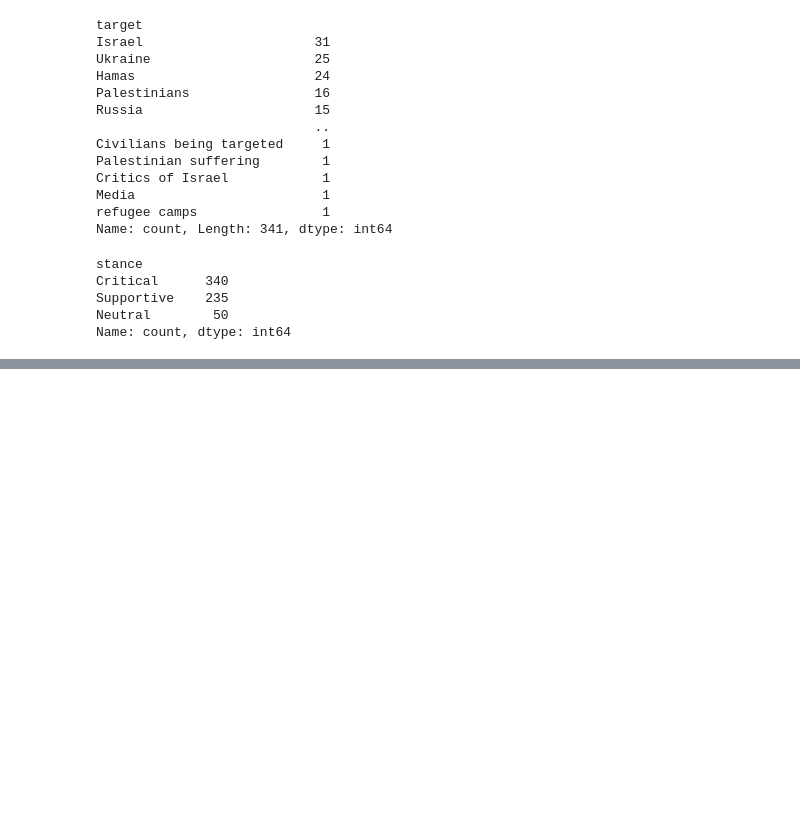
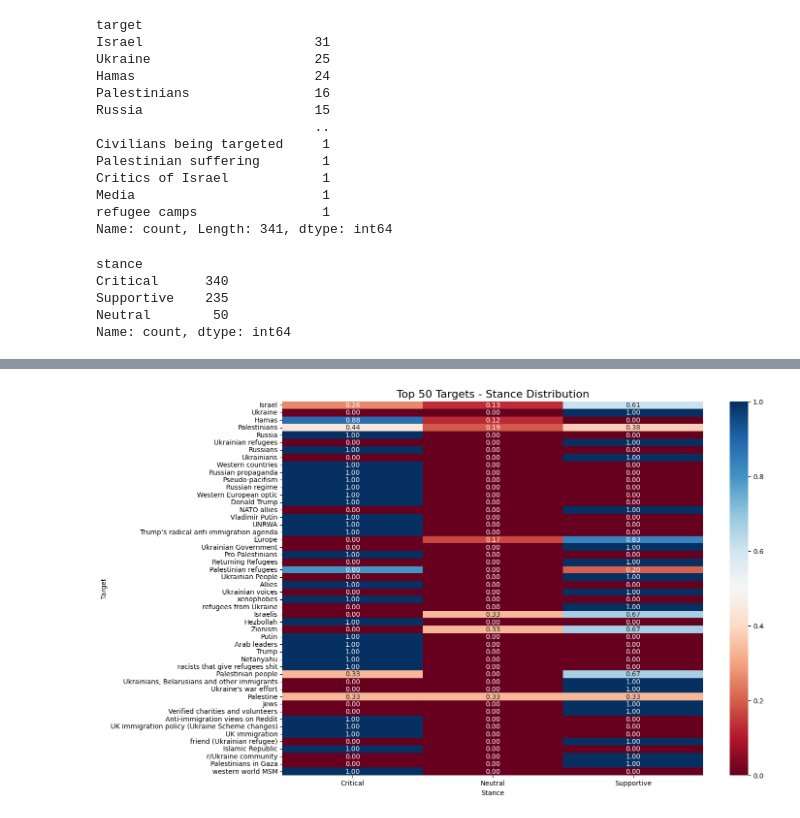
Before and after one commit to AnnaVerbytska/Migration_Sentiment, a Jupyter notebook: notebooks/eda.ipynb, the cells around one changed output, grey strips where cells are left out. Cells and saved outputs as stored; diff of their text form; code cells hidden in the pictures; blank space fills up the shorter version.

```diff
--- a/notebooks/eda.ipynb
+++ b/notebooks/eda.ipynb
@@ -452,0 +503,21 @@ Name: count, dtype: int64
+# %%
+# Target-Stance Heatmap
+# Compute proportions per target
+heatmap_data = df_stance.groupby(["target","stance"]).size().unstack(fill_value=0)
+top_targets = df_stance['target'].value_counts().head(50).index
+heatmap_data_top = heatmap_data.loc[top_targets]
+
+plt.figure(figsize=(14,10))  # slightly bigger for readability
+sns.heatmap(
+    heatmap_data_top.div(heatmap_data_top.sum(axis=1), axis=0),
+    annot=True,
+    fmt=".2f",
+    cmap="RdBu",
+    center=0.5
+)
+plt.title("Top 50 Targets - Stance Distribution", fontsize=16)
+plt.ylabel("Target")
+plt.xlabel("Stance")
+plt.show()
+# %% [output]
+[figure, added]
```
Also changed, not shown: parts of 14 cells of this notebook, 5 other files.
